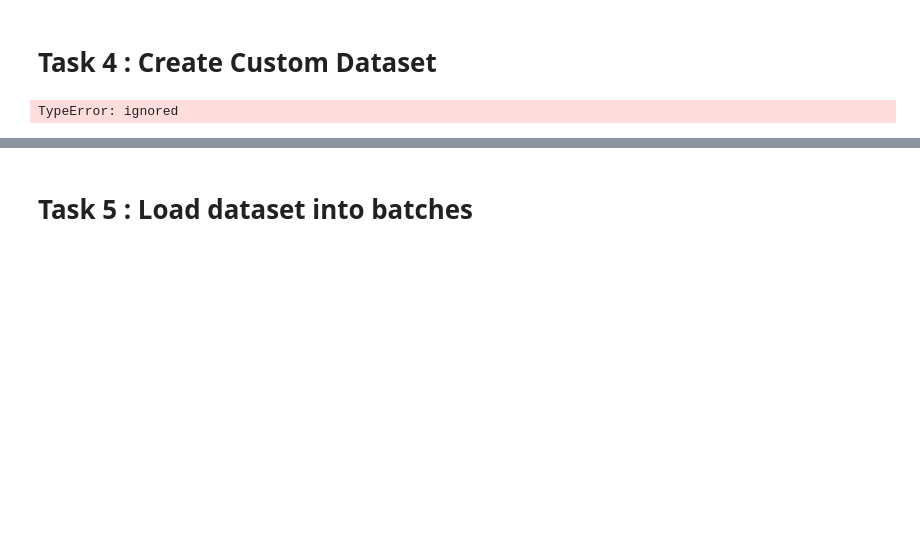
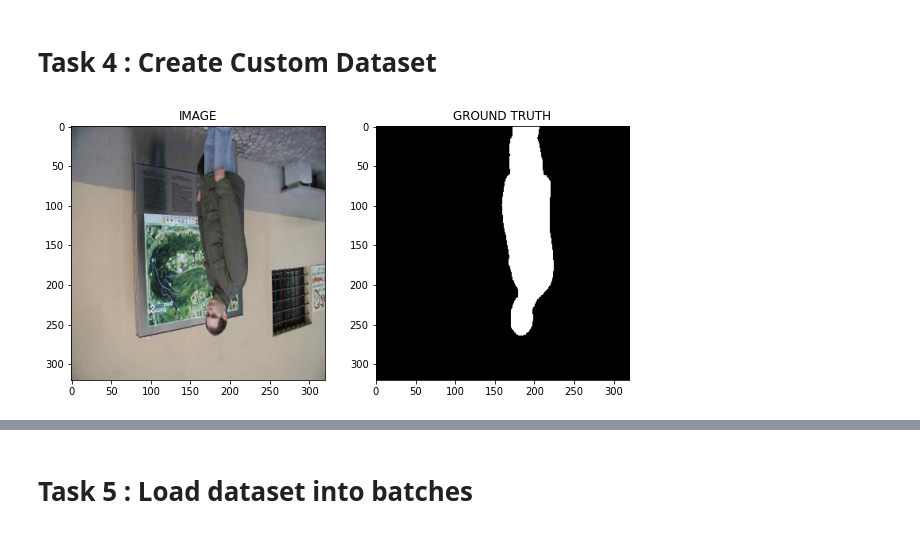
Before and after one commit to Kyrylog/training, a Jupyter notebook: Copy_of_Deep_Learning_with_PyTorch_ImageSegmentation.ipynb, the cells around one changed output, grey strips where cells are left out. Saved outputs shown, nothing was run; the diff lists cells and outputs as text; code cells hidden in the pictures; blank space fills up the shorter version.

```diff
--- a/Copy_of_Deep_Learning_with_PyTorch_ImageSegmentation.ipynb
+++ b/Copy_of_Deep_Learning_with_PyTorch_ImageSegmentation.ipynb
@@ -113,9 +113,9 @@ def get_train_augs():
       A.VerticalFlip(p=0.5)
   ])
 
-  def get_valid_augs():
+def get_valid_augs():
    return A.Compose([
-      A.Resize(IMG_SIZE, IMG_SIZE),
+      A.Resize(IMG_SIZE, IMG_SIZE)
   ])
 # %% [markdown]
 # Task 4 : Create Custom Dataset
@@ -124,51 +124,50 @@ from torch.utils.data import Dataset
 
 class SegmentationDataset(Dataset):
 
-  def _init_(self, df, augmentations):
+  def __init__(self, df, augmentations):
 
     self.df = df
     self.augmentations = augmentations
 
-  def _len_(self):
+  def __len__(self):
     return len(self.df)
 
-  def _getItem_(self, idx):
+  def __getitem__(self, idx):
 
     row = self.df.iloc[idx]
 
     image_path = row.images
     mask_path = row.masks
 
     image = cv2.imread(image_path)
     image = cv2.cvtColor(image, cv2.COLOR_BGR2RGB)
 
     mask = cv2.imread(mask_path, cv2.IMREAD_GRAYSCALE) # h = height w = weight c = channel
     mask = np.expand_dims(mask, axis = -1)
 
     if self.augmentations:
       data = self.augmentations(image = image, mask = mask)
       image = data['image']
       mask = data['mask']
 
     #(h, w, c) -> (c, h, w)
 
     image = np.transpose(image, (2,0,1)).astype(np.float32)
     mask = np.transpose(mask, (2,0,1)).astype(np.float32)
 
     image = torch.Tensor(image) / 255.0
     mask = torch.round(torch.Tensor(mask) / 255.0)
 
     return image, mask
 
 trainset = SegmentationDataset(train_df, get_train_augs())
-#validset = SegmentationDataset(valid_df, get_valid_augs())
+validset = SegmentationDataset(valid_df, get_valid_augs())
 
-idx =3
-
+idx =34
 image, mask = trainset[idx]
 helper.show_image(image, mask)
 # %% [output]
-TypeError: ignored
+[figure, added]
 # %%
 print(f"Size of Trainset : {len(trainset)}")
 print(f"Size of Validset : {len(validset)}")
```
Also changed, not shown: parts of 15 cells of this notebook.
